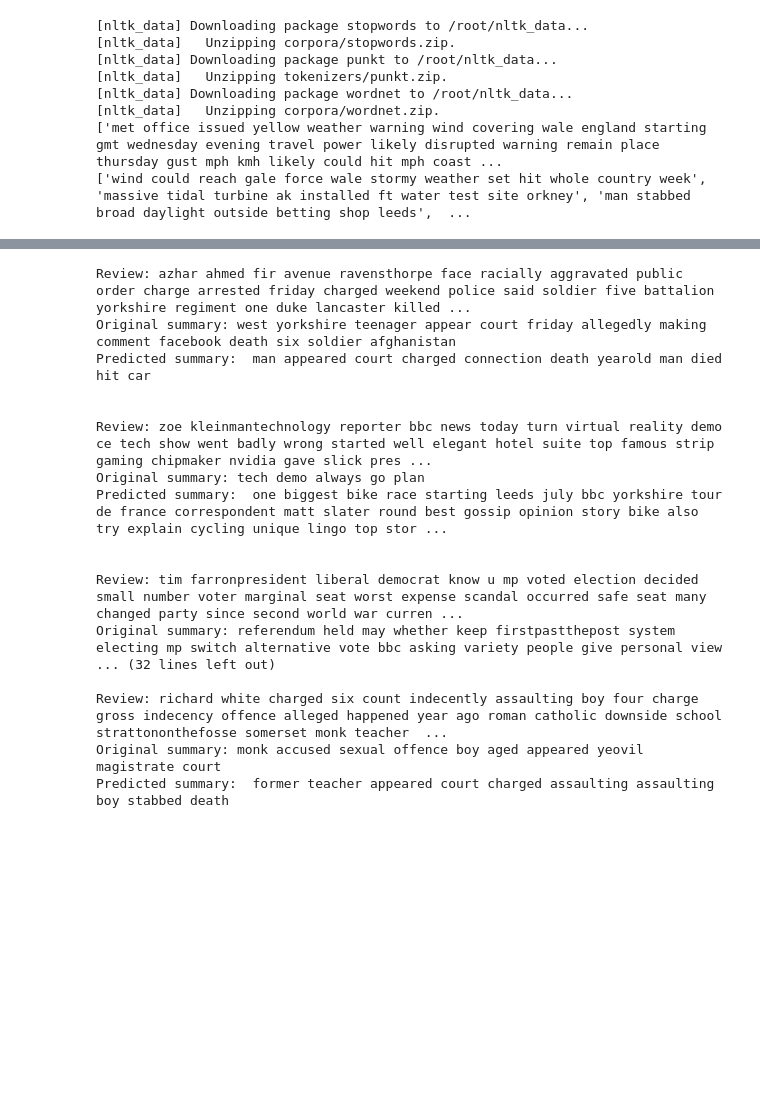
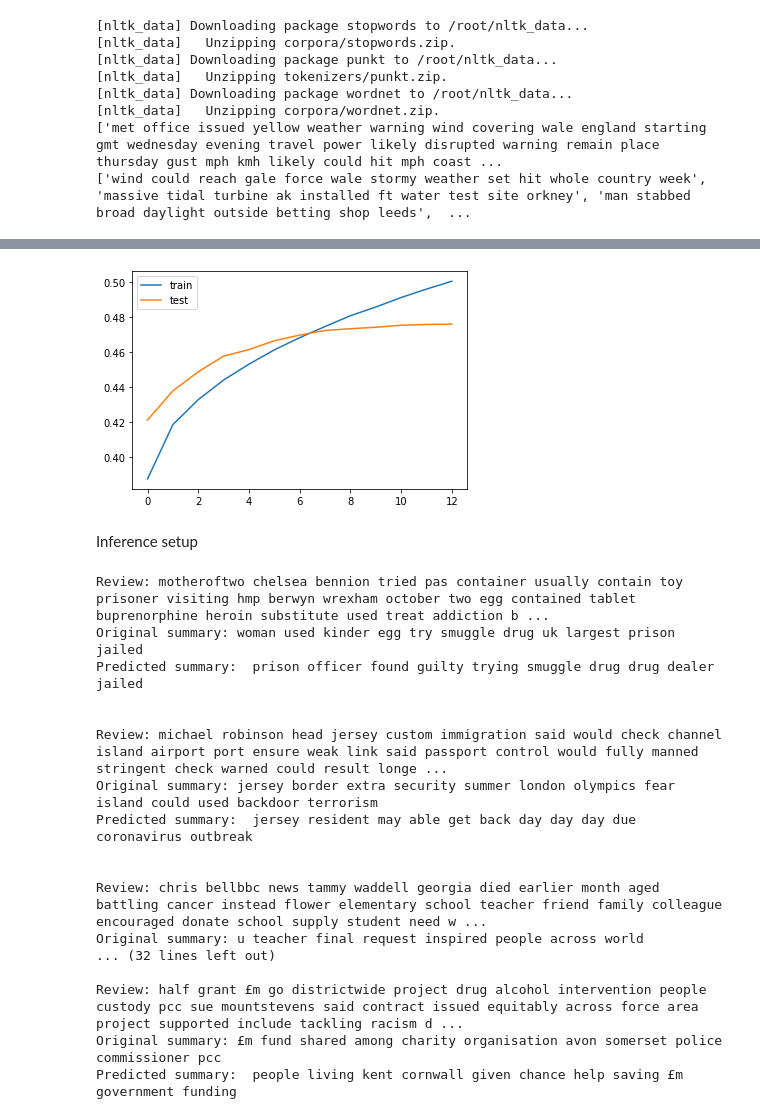
Before and after one commit to EricCallaway/COSC_6319_Project, a Jupyter notebook: biLSTM_text_summarization.ipynb, the cells around one changed output, grey strips where cells are left out. Cells and saved outputs as stored; diff of their text form; code cells hidden in the pictures; blank space fills up the shorter version.

```diff
--- a/biLSTM_text_summarization.ipynb
+++ b/biLSTM_text_summarization.ipynb
@@ -164,8 +173,8 @@ max_summary_len=50
 # %%
 import pandas as pd
-
-cleaned_text =np.array(cleaned_text)
-cleaned_summary=np.array(cleaned_summary)
+from sklearn.model_selection import train_test_split
+#cleaned_text =np.array(cleaned_text)
+#cleaned_summary=np.array(cleaned_summary)
 
 short_text=[]
 short_summary=[]
@@ -175,8 +184,15 @@ for i in range(len(cleaned_text)):
         short_text.append(cleaned_text[i])
         short_summary.append(cleaned_summary[i])
 
+print(len(short_text))
+print(len(short_summary))
+
 df=pd.DataFrame({'text':short_text,'summary':short_summary})
 
 df['summary'] = df['summary'].apply(lambda x : 'sostok '+ x + ' eostok')
-from sklearn.model_selection import train_test_split
-x_tr,x_val,y_tr,y_val=train_test_split(np.array(df['text']),np.array(df['summary']),test_size=0.1,random_state=0,shuffle=True)
+
+article_tr,article_val,summary_tr,summary_val=train_test_split(np.array(df['text']),np.array(df['summary']),test_size=0.1,random_state=0,shuffle=True)
+print(article_tr.shape)
+print(article_val.shape)
+print(summary_tr.shape)
+print(summary_val.shape)
@@ -381,17 +426,27 @@ pyplot.show()
+# %%
+from matplotlib import pyplot
+pyplot.plot(history.history['sparse_categorical_accuracy'], label='train')
+pyplot.plot(history.history['val_sparse_categorical_accuracy'], label='test')
+pyplot.legend()
+pyplot.show()
+# %% [output]
+[figure, added]
+# %% [markdown]
+Inference setup
 # %%
 reverse_target_word_index= summary_tokenizer.index_word
 reverse_source_word_index= article_tokenizer.index_word
 target_word_index=summary_tokenizer.word_index
 
 # Encode the input sequence to get the feature vector
-encoder_model = keras.Model(inputs=encoder_input,outputs=[encoder1_output, state_h2, state_c2])
+encoder_model = keras.Model(inputs=encoder_input,outputs=[encoder2_output, state_h2, state_c2])
 
 # Decoder setup
 # Below tensors will hold the states of the previous time step
 decoder_input =  Input(shape=( None,))
-decoder_state_input_h = Input(shape=(400,))
-decoder_state_input_c = Input(shape=(400,))
-decoder_hidden_state_input = Input(shape=(max_text_len,400))
+decoder_state_input_h = Input(shape=(512,))
+decoder_state_input_c = Input(shape=(512,))
+decoder_hidden_state_input = Input(shape=(max_text_len,512))
 decode_input_states = [decoder_state_input_h, decoder_state_input_c]
 # Get the embeddings of the decoder sequence
 decoder_embedded1 = decoder_embedding_layer(decoder_input)
@@ -449,26 +504,32 @@ def decode_sequence(input_seq):
 
     return decoded_sentence
 
-for i in range(0,10):
-    print("Review:",conversion_to_articletext(x_tr[i]))
-    print("Original summary:",conversion_to_wordsummary(y_tr[i]))
-    print("Predicted summary:",decode_sequence(x_tr[i].reshape(1,max_text_len)))
+for i in range(0,5):
+    print("Review:",conversion_to_articletext(article_tr[i]))
+    print("Original summary:",conversion_to_wordsummary(summary_tr[i]))
+    print("Predicted summary:",decode_sequence(article_tr[i].reshape(1,max_text_len)))
     print("\n")
+
+for i in range(0,5):
+    print("Review:",conversion_to_articletext(article_val[i]))
+    print("Original summary:",conversion_to_wordsummary(summary_val[i]))
+    print("Predicted summary:",decode_sequence(article_val[i].reshape(1,max_text_len)))
+    print("\n")
 # %% [output]
-Review: azhar ahmed fir avenue ravensthorpe face racially aggravated public order charge arrested friday charged weekend police said soldier five battalion yorkshire regiment one duke lancaster killed ...
-Original summary: west yorkshire teenager appear court friday allegedly making comment facebook death six soldier afghanistan
-Predicted summary:  man appeared court charged connection death yearold man died hit car
+Review: motheroftwo chelsea bennion tried pas container usually contain toy prisoner visiting hmp berwyn wrexham october two egg contained tablet buprenorphine heroin substitute used treat addiction b ...
+Original summary: woman used kinder egg try smuggle drug uk largest prison jailed
+Predicted summary:  prison officer found guilty trying smuggle drug drug dealer jailed
 
 
-Review: zoe kleinmantechnology reporter bbc news today turn virtual reality demo ce tech show went badly wrong started well elegant hotel suite top famous strip gaming chipmaker nvidia gave slick pres ...
-Original summary: tech demo always go plan
-Predicted summary:  one biggest bike race starting leeds july bbc yorkshire tour de france correspondent matt slater round best gossip opinion story bike also try explain cycling unique lingo top stor ...
+Review: michael robinson head jersey custom immigration said would check channel island airport port ensure weak link said passport control would fully manned stringent check warned could result longe ...
+Original summary: jersey border extra security summer london olympics fear island could used backdoor terrorism
+Predicted summary:  jersey resident may able get back day day day due coronavirus outbreak
 
 
-Review: tim farronpresident liberal democrat know u mp voted election decided small number voter marginal seat worst expense scandal occurred safe seat many changed party since second world war curren ...
-Original summary: referendum held may whether keep firstpastthepost system electing mp switch alternative vote bbc asking variety people give personal view
+Review: chris bellbbc news tammy waddell georgia died earlier month aged battling cancer instead flower elementary school teacher friend family colleague encouraged donate school supply student need w ...
+Original summary: u teacher final request inspired people across world
 ... (32 lines left out)
 
-Review: richard white charged six count indecently assaulting boy four charge gross indecency offence alleged happened year ago roman catholic downside school strattononthefosse somerset monk teacher  ...
-Original summary: monk accused sexual offence boy aged appeared yeovil magistrate court
-Predicted summary:  former teacher appeared court charged assaulting assaulting boy stabbed death
+Review: half grant £m go districtwide project drug alcohol intervention people custody pcc sue mountstevens said contract issued equitably across force area project supported include tackling racism d ...
+Original summary: £m fund shared among charity organisation avon somerset police commissioner pcc
+Predicted summary:  people living kent cornwall given chance help saving £m government funding
```
Also changed, not shown: parts of 21 cells of this notebook.
